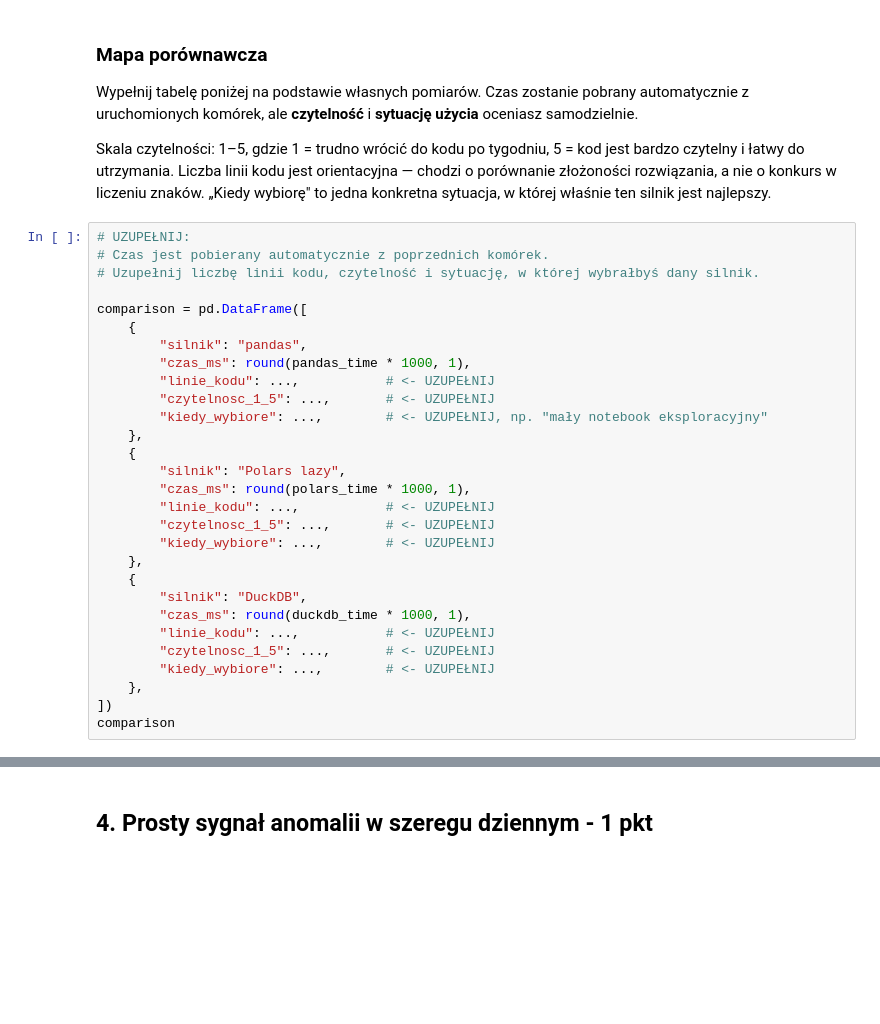
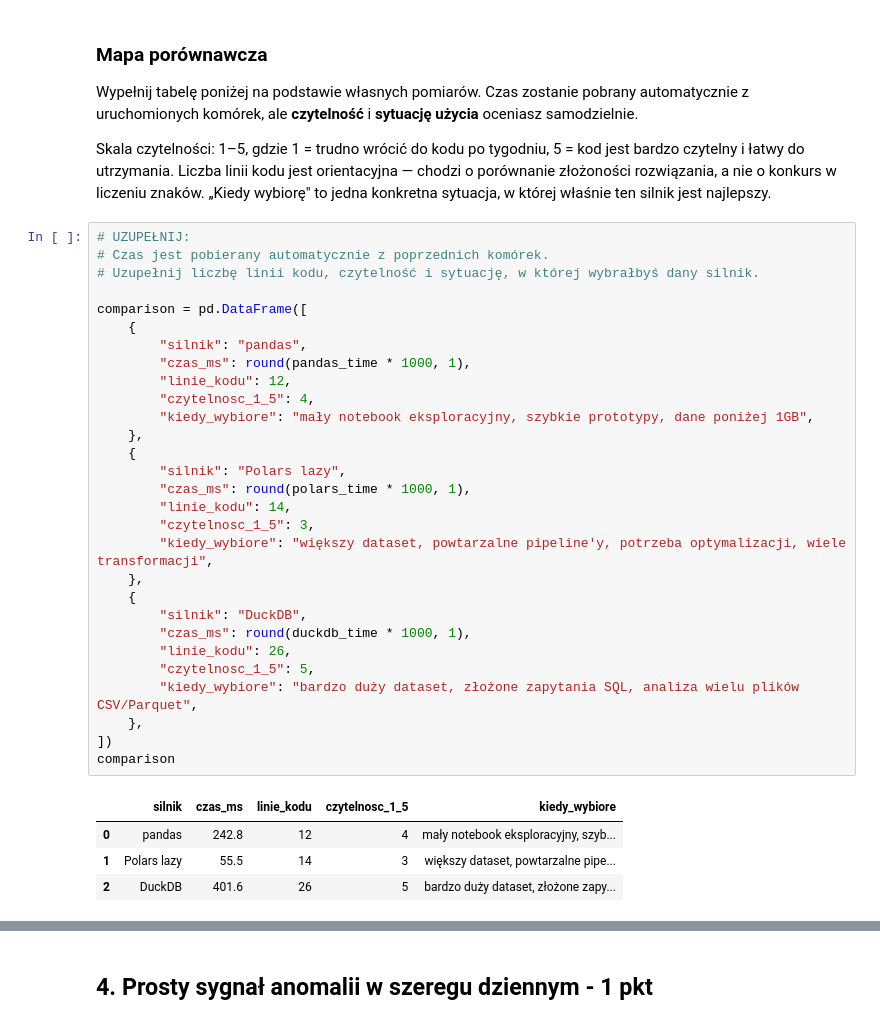
Before and after one commit to PickyRacoon/bazy_danych_ds, a Jupyter notebook: lab-python-db/notebooks/Bazy danych i Python cz II.ipynb, the cells around one changed output, grey strips where cells are left out. Saved outputs shown, nothing was run; the diff lists cells and outputs as text; blank space fills up the shorter version.

```diff
--- a/lab-python-db/notebooks/Bazy danych i Python cz II.ipynb
+++ b/lab-python-db/notebooks/Bazy danych i Python cz II.ipynb
@@ -1303,32 +1470,37 @@ Skala czytelności: 1–5, gdzie 1 = trudno wrócić do kodu po tygodniu, 5 = ko
 # %%
 # UZUPEŁNIJ:
 # Czas jest pobierany automatycznie z poprzednich komórek.
 # Uzupełnij liczbę linii kodu, czytelność i sytuację, w której wybrałbyś dany silnik.
 
 comparison = pd.DataFrame([
     {
         "silnik": "pandas",
         "czas_ms": round(pandas_time * 1000, 1),
-        "linie_kodu": ...,           # <- UZUPEŁNIJ
-        "czytelnosc_1_5": ...,       # <- UZUPEŁNIJ
-        "kiedy_wybiore": ...,        # <- UZUPEŁNIJ, np. "mały notebook eksploracyjny"
+        "linie_kodu": 12,
+        "czytelnosc_1_5": 4,
+        "kiedy_wybiore": "mały notebook eksploracyjny, szybkie prototypy, dane poniżej 1GB",
     },
     {
         "silnik": "Polars lazy",
         "czas_ms": round(polars_time * 1000, 1),
-        "linie_kodu": ...,           # <- UZUPEŁNIJ
-        "czytelnosc_1_5": ...,       # <- UZUPEŁNIJ
-        "kiedy_wybiore": ...,        # <- UZUPEŁNIJ
+        "linie_kodu": 14,
+        "czytelnosc_1_5": 3,
+        "kiedy_wybiore": "większy dataset, powtarzalne pipeline'y, potrzeba optymalizacji, wiele transformacji",
     },
     {
         "silnik": "DuckDB",
         "czas_ms": round(duckdb_time * 1000, 1),
-        "linie_kodu": ...,           # <- UZUPEŁNIJ
-        "czytelnosc_1_5": ...,       # <- UZUPEŁNIJ
-        "kiedy_wybiore": ...,        # <- UZUPEŁNIJ
+        "linie_kodu": 26,
+        "czytelnosc_1_5": 5,
+        "kiedy_wybiore": "bardzo duży dataset, złożone zapytania SQL, analiza wielu plików CSV/Parquet",
     },
 ])
 comparison
+# %% [output]
+|  | silnik | czas_ms | linie_kodu | czytelnosc_1_5 | kiedy_wybiore |
+| 0 | pandas | 242.8 | 12 | 4 | mały notebook eksploracyjny, szyb... |
+| 1 | Polars lazy | 55.5 | 14 | 3 | większy dataset, powtarzalne pipe... |
+| 2 | DuckDB | 401.6 | 26 | 5 | bardzo duży dataset, złożone zapy... |
 # %% [markdown]
 **Twój komentarz** (5–7 zdań):
 
```
Also changed, not shown: parts of 24 cells of this notebook.
